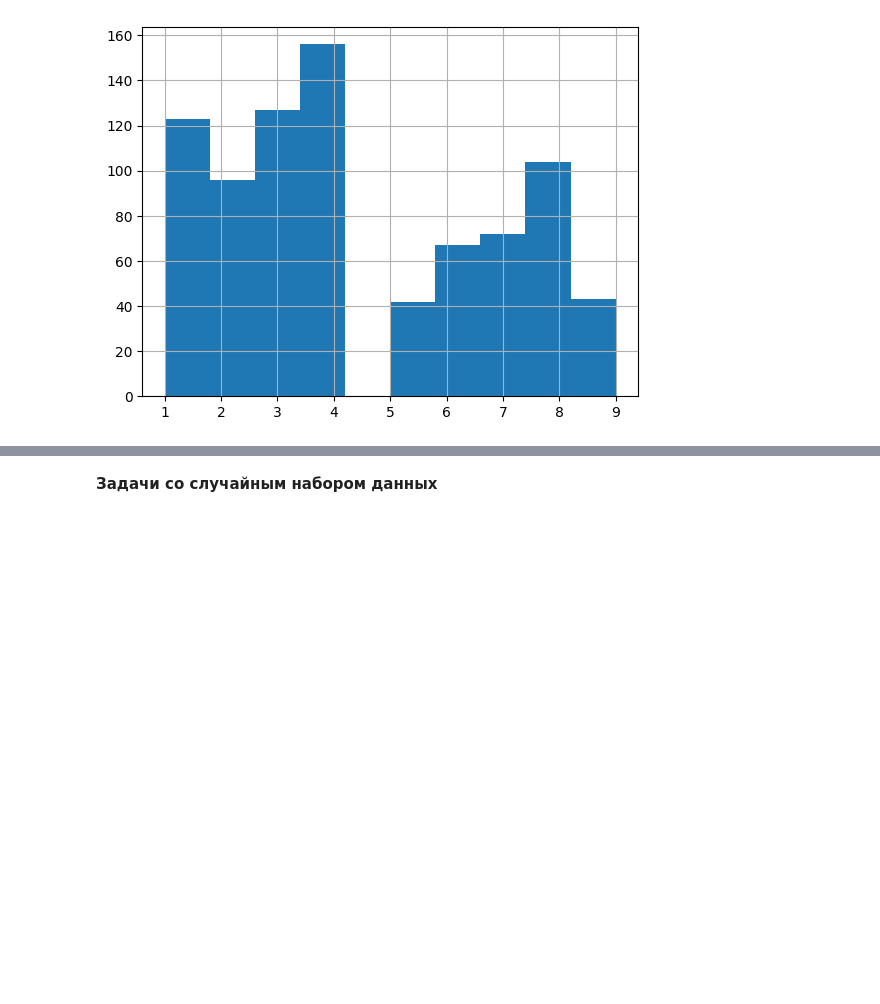
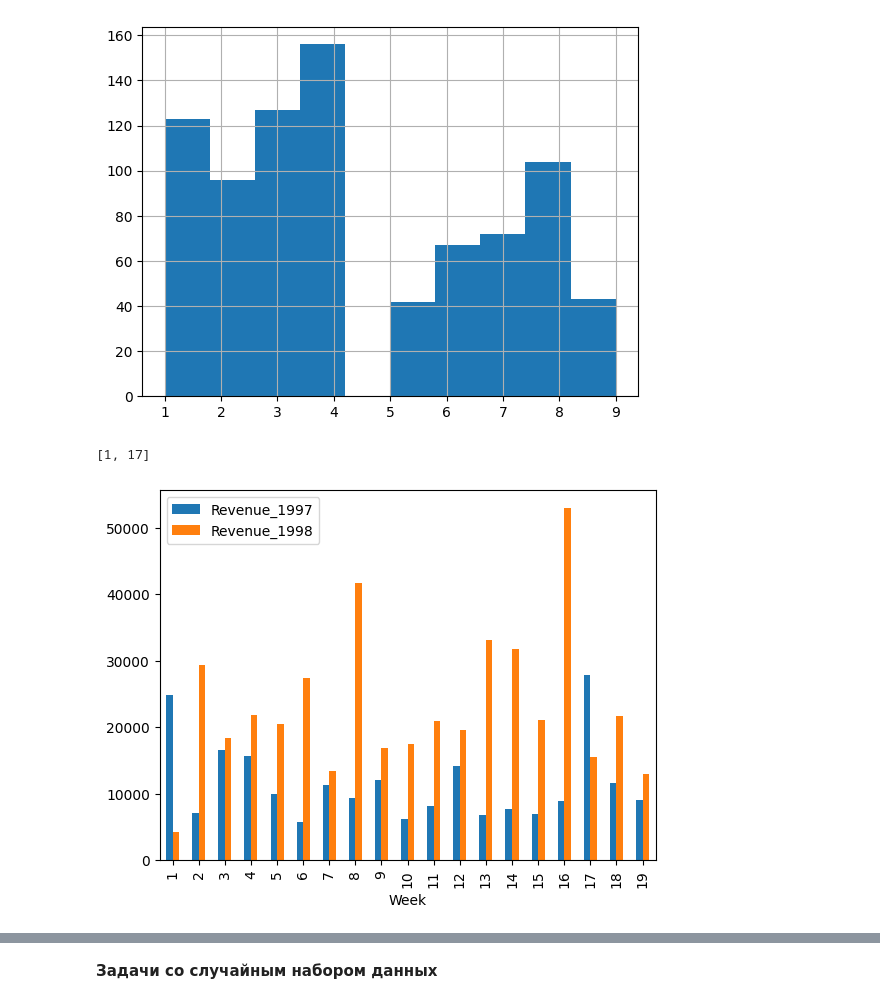
Before and after one commit to DarFusozaiVarVar/fuzzy-numbers, a Jupyter notebook: python_для_анализа_данных/Практические занятия/Модуль 3/3_модуль_раздел_4.ipynb, the cells around one changed output, grey strips where cells are left out. Cells and saved outputs as stored; diff of their text form; code cells hidden in the pictures; blank space fills up the shorter version.

```diff
--- a/python_для_анализа_данных/Практические занятия/Модуль 3/3_модуль_раздел_4.ipynb
+++ b/python_для_анализа_данных/Практические занятия/Модуль 3/3_модуль_раздел_4.ipynb
@@ -26,6 +26,20 @@ print(df_o['EmployeeID'].value_counts().idxmax())
 Постройте столбчатую диаграмму и выберите номера недель, на которых выручка в 1997 году была выше чем в 1998. #1 и 17
 
 Примечание: Объедините датафреймы с помощью типа соединения inner, чтобы в итоговый датафрейм попали только недели, по которым есть заказы и в 1997 и в 1998 году.
+# %%
+df_od['NetRevenue'] = df_od['UnitPrice'] * df_od['Quantity'] * (1 - df_od['Discount'])
+df_o['OrderDate'] = pd.to_datetime(df_o['OrderDate'])
+df_o['Week'] = df_o['OrderDate'].dt.isocalendar().week
+df_o_1997 = df_o[df_o['OrderDate'].dt.year == 1997]
+df_o_1998 = df_o[df_o['OrderDate'].dt.year == 1998]
+rev_1997 = df_o_1997.merge(df_od, on='OrderID').groupby('Week', as_index=False)['NetRevenue'].sum().rename(columns={'NetRevenue': 'Revenue_1997'})
+rev_1998 = df_o_1998.merge(df_od, on='OrderID').groupby('Week', as_index=False)['NetRevenue'].sum().rename(columns={'NetRevenue': 'Revenue_1998'})
+rev_comparison = rev_1997.merge(rev_1998, on='Week', how='inner')
+rev_comparison.plot(x='Week', y=['Revenue_1997', 'Revenue_1998'], kind='bar')
+print(rev_comparison[rev_comparison['Revenue_1997'] > rev_comparison['Revenue_1998']]['Week'].tolist())
+# %% [output]
+[1, 17]
+[figure, added]
 # %%
 #по данным из файла Order_details
 
```
Also changed, not shown: parts of 6 cells of this notebook.
